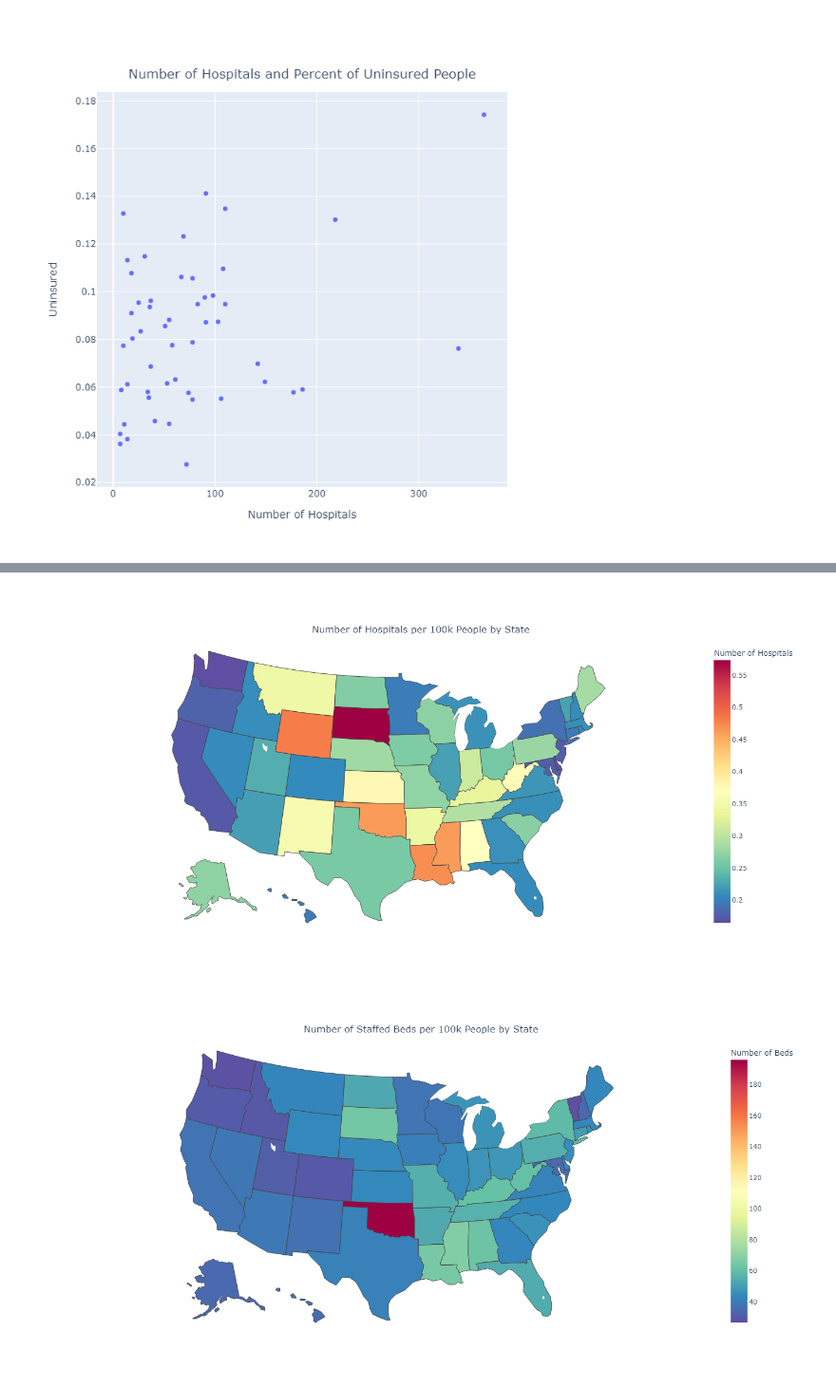
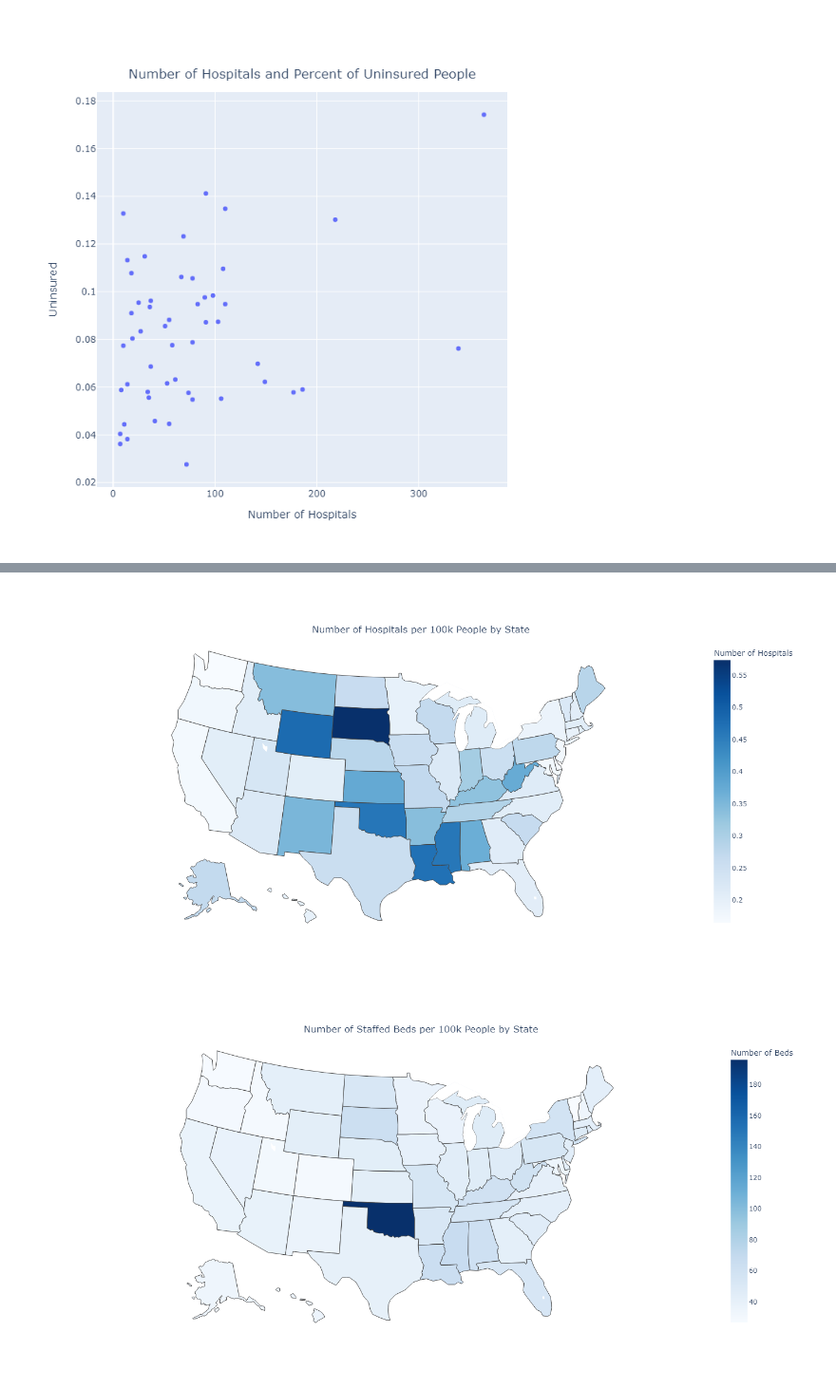
Before and after one commit to linseystokes17/healthcareCapstone, a Jupyter notebook: Notebooks/census_healthcare.ipynb, the cells around one changed output, grey strips where cells are left out. Shown at 95% size. Drawn from its saved outputs; the diff is of its cells as text; code cells hidden in the pictures.

Commit message:
update maps with new colors and add napkin feedback doc

```diff
--- a/Notebooks/census_healthcare.ipynb
+++ b/Notebooks/census_healthcare.ipynb
@@ -232,7 +268,7 @@ fig.write_image("hospital_insurance.png")
 fig = px.choropleth(hospitals_deaths,
     locations='Code',
     color='Hospitals_per_100',
-    color_continuous_scale='spectral_r',
+    color_continuous_scale='blues',
     locationmode="USA-states",
     hover_name='Code',
     scope='usa',
@@ -250,30 +286,30 @@ fig.update_layout(
 fig.show(renderer='png', height=700, width=1400)
 fig.write_image("hospitals.png", height=700, width=1400)
 # %% [output]
-[figure, old version]
+[figure, new version]
 # %%
 fig = px.choropleth(hospitals_deaths,
     locations='Code',
     color='Beds_per_100',
-    color_continuous_scale='spectral_r',
+    color_continuous_scale='blues',
     locationmode="USA-states",
     hover_name='Code',
     scope='usa',
     labels={'Code':'Code', 'Beds_per_100':'Number of Beds'},
     title = 'Number of Staffed Beds per 100k People by State'
 )
 
 fig.update_layout(
     title={
         'y':0.9,
         'x':0.5,
         'xanchor': 'center',
         'yanchor': 'top'},
     width = 500)
 fig.show(renderer='png', height=700, width=1400)
 fig.write_image("beds.png", height=700, width=1400)
 # %% [output]
-[figure, old version]
+[figure, new version]
 # %%
 fig = px.choropleth(hospitals_deaths,
     locations='Code',
```
Also changed, not shown: parts of 8 cells of this notebook, 8 other files.
